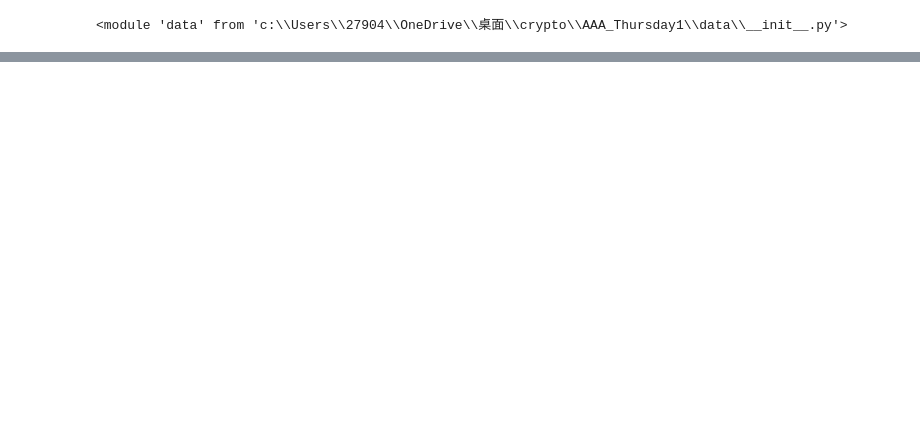
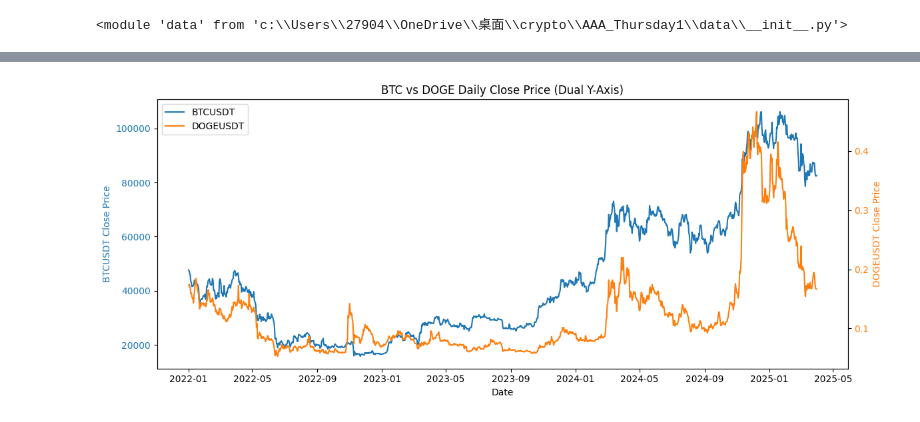
Before and after one commit to iancadev/crypto, a Jupyter notebook: AAA_Thursday1/crap.ipynb, the cells around one changed output, grey strips where cells are left out. Drawn from its saved outputs; the diff is of its cells as text; code cells hidden in the pictures; blank space fills up the shorter version.

```diff
--- a/AAA_Thursday1/crap.ipynb
+++ b/AAA_Thursday1/crap.ipynb
@@ -12,11 +5,14 @@ import data, LSTM_returns, optimization
 importlib.reload(data)
 # %% [output]
 <module 'data' from 'c:\\Users\\27904\\OneDrive\\桌面\\crypto\\AAA_Thursday1\\data\\__init__.py'>
+# %%
+DOGE = data.load_asset('DOGEUSDT', sampling='1d')
+DOGE = data.add_fear_and_greed(DOGE)
+DOGE = DOGE[DOGE.index >= '2022-01-01']
 # %%
-df = data.load_asset('BTCUSDT', sampling='1d')
-df = data.add_fear_and_greed(df)
+BTC = data.load_asset('BTCUSDT', sampling='1d')
+BTC = data.add_fear_and_greed(BTC)
 # Restrict data after 2022
-df = df[df.index >= '2020-01-01']
-df['Return'] = np.log(df['Close'] / df['Close'].shift(1))
-df.head()
+BTC = BTC[BTC.index >= '2022-01-01']
+BTC.columns
 # %% [output]
@@ -341,0 +47,36 @@ plt.show()
+# %%
+import pandas as pd
+import matplotlib.pyplot as plt
+import numpy as np
+
+# --- 1) Plot BTC & DOGE price series ----------------------------------------
+
+import matplotlib.pyplot as plt
+
+# Ensure your BTC and DOGE DataFrames are loaded and indexed by date
+fig, ax1 = plt.subplots(figsize=(12, 5))
+
+# Plot BTC on the left y-axis
+color_btc = 'tab:blue'
+ax1.set_xlabel('Date')
+ax1.set_ylabel('BTCUSDT Close Price', color=color_btc)
+ax1.plot(BTC.index, BTC['Close'], color=color_btc, label='BTCUSDT')
+ax1.tick_params(axis='y', labelcolor=color_btc)
+
+# Create a second y-axis for DOGE
+ax2 = ax1.twinx()
+color_doge = 'tab:orange'
+ax2.set_ylabel('DOGEUSDT Close Price', color=color_doge)
+ax2.plot(DOGE.index, DOGE['Close'], color=color_doge, label='DOGEUSDT')
+ax2.tick_params(axis='y', labelcolor=color_doge)
+
+# Combine legends
+lines1, labels1 = ax1.get_legend_handles_labels()
+lines2, labels2 = ax2.get_legend_handles_labels()
+ax1.legend(lines1 + lines2, labels1 + labels2, loc='upper left')
+
+plt.title("BTC vs DOGE Daily Close Price (Dual Y-Axis)")
+fig.tight_layout()
+plt.show()
+# %% [output]
+[figure, added]
```
Also changed, not shown: parts of 16 cells of this notebook, 5 other files.
